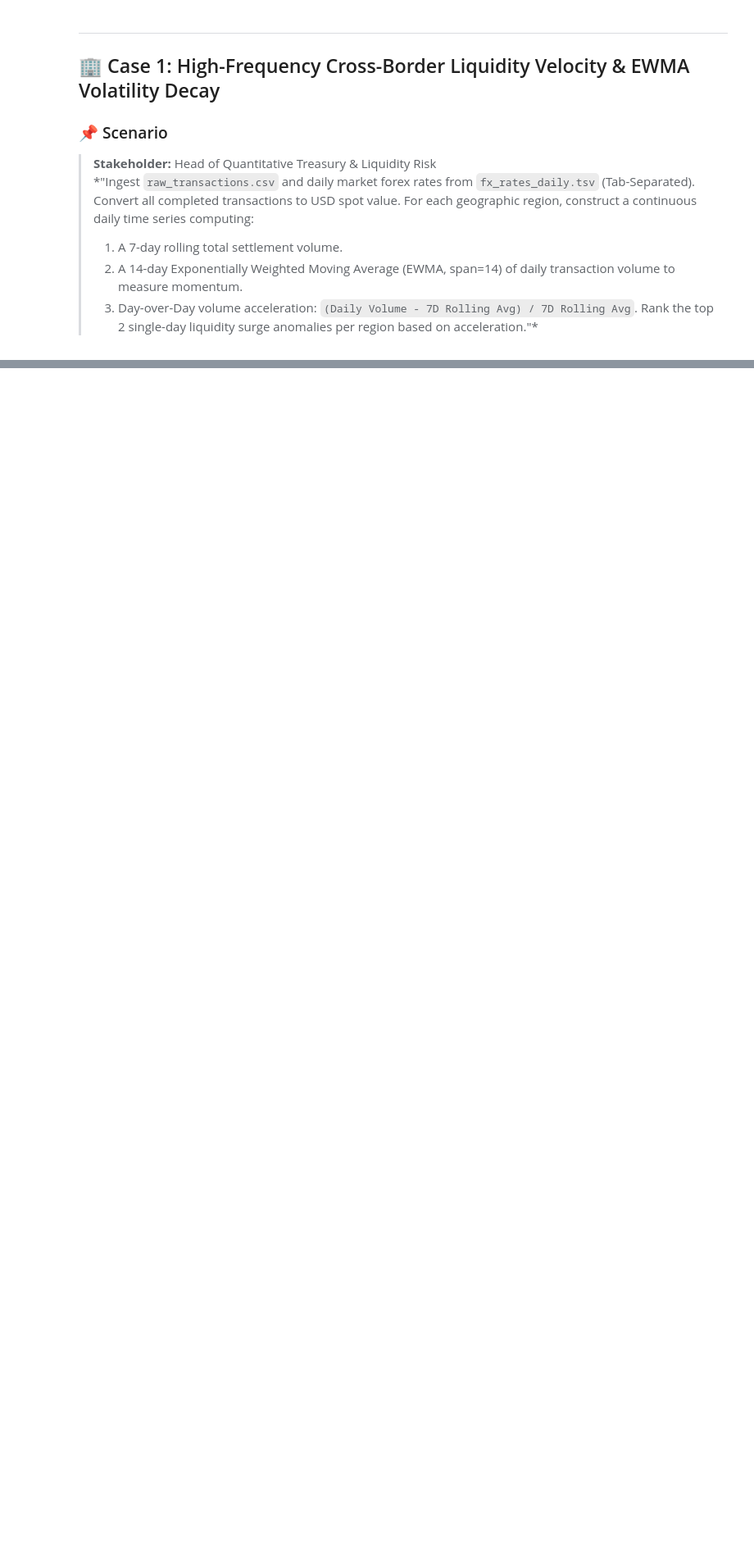
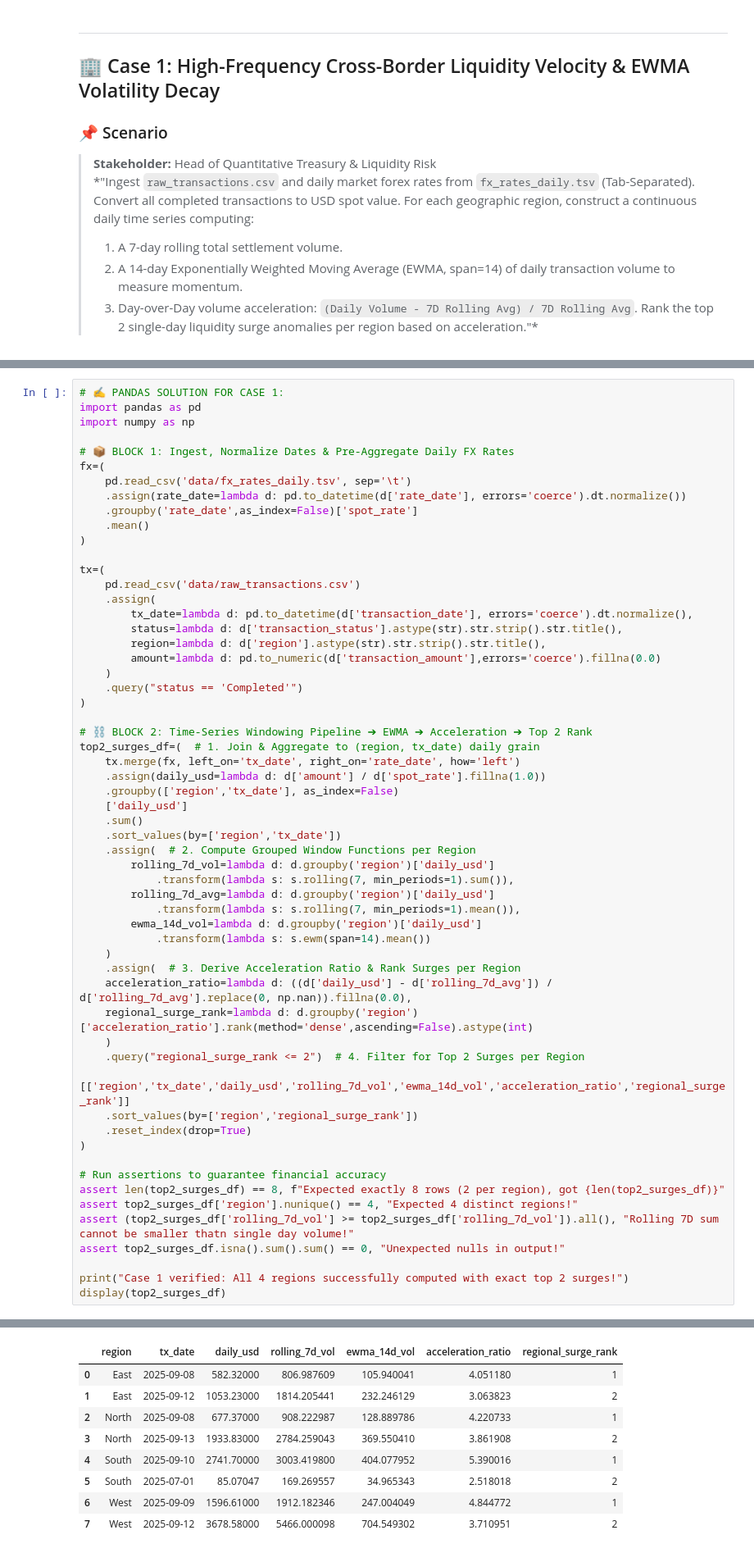
Before and after one commit to iankurbhatt/investigate-datascience, a Jupyter notebook: pandas_tier1_fintech_interview_mastery.ipynb, the cells around one changed output, grey strips where cells are left out. Shown at 82% size. Cells and saved outputs as stored; diff of their text form; blank space fills up the shorter version.

Commit message:
feat(numpy): overhaul all 16 notebooks with atomic cells, self-documenting names, and add universal 5-step problem solving framework

```diff
--- a/pandas_tier1_fintech_interview_mastery.ipynb
+++ b/pandas_tier1_fintech_interview_mastery.ipynb
@@ -98,0 +106,59 @@ print("📁 Available Enterprise Files:", sorted(os.listdir(base_dir)))
+# %%
+# ✍️ PANDAS SOLUTION FOR CASE 1:
+import pandas as pd
+import numpy as np
+
+# 📦 BLOCK 1: Ingest, Normalize Dates & Pre-Aggregate Daily FX Rates
+fx=(
+    pd.read_csv('data/fx_rates_daily.tsv', sep='\t')
+    .assign(rate_date=lambda d: pd.to_datetime(d['rate_date'], errors='coerce').dt.normalize())
+    .groupby('rate_date',as_index=False)['spot_rate']
+    .mean()
+)
+
+tx=(
+    pd.read_csv('data/raw_transactions.csv')
+    .assign(
+        tx_date=lambda d: pd.to_datetime(d['transaction_date'], errors='coerce').dt.normalize(),
+        status=lambda d: d['transaction_status'].astype(str).str.strip().str.title(),
+        region=lambda d: d['region'].astype(str).str.strip().str.title(),
+        amount=lambda d: pd.to_numeric(d['transaction_amount'],errors='coerce').fillna(0.0)
+    )
+    .query("status == 'Completed'")
+)
+
+# ⛓️ BLOCK 2: Time-Series Windowing Pipeline ➔ EWMA ➔ Acceleration ➔ Top 2 Rank
+top2_surges_df=(  # 1. Join & Aggregate to (region, tx_date) daily grain
+    tx.merge(fx, left_on='tx_date', right_on='rate_date', how='left')
+    .assign(daily_usd=lambda d: d['amount'] / d['spot_rate'].fillna(1.0))
+    .groupby(['region','tx_date'], as_index=False)
+    ['daily_usd']
+    .sum()
+    .sort_values(by=['region','tx_date'])
+    .assign(  # 2. Compute Grouped Window Functions per Region
+        rolling_7d_vol=lambda d: d.groupby('region')['daily_usd']
+            .transform(lambda s: s.rolling(7, min_periods=1).sum()),
+        rolling_7d_avg=lambda d: d.groupby('region')['daily_usd']
+            .transform(lambda s: s.rolling(7, min_periods=1).mean()),
+        ewma_14d_vol=lambda d: d.groupby('region')['daily_usd']
+            .transform(lambda s: s.ewm(span=14).mean())
+    )
+    .assign(  # 3. Derive Acceleration Ratio & Rank Surges per Region
+    acceleration_ratio=lambda d: ((d['daily_usd'] - d['rolling_7d_avg']) / d['rolling_7d_avg'].replace(0, np.nan)).fillna(0.0),
+    regional_surge_rank=lambda d: d.groupby('region')['acceleration_ratio'].rank(method='dense',ascending=False).astype(int)
+    )
+    .query("regional_surge_rank <= 2")  # 4. Filter for Top 2 Surges per Region
+    [['region','tx_date','daily_usd','rolling_7d_vol','ewma_14d_vol','acceleration_ratio','regional_surge_rank']]
+    .sort_values(by=['region','regional_surge_rank'])
+    .reset_index(drop=True)
+)
+
+# Run assertions to guarantee financial accuracy
+assert len(top2_surges_df) == 8, f"Expected exactly 8 rows (2 per region), got {len(top2_surges_df)}"
+assert top2_surges_df['region'].nunique() == 4, "Expected 4 distinct regions!"
+assert (top2_surges_df['rolling_7d_vol'] >= top2_surges_df['rolling_7d_vol']).all(), "Rolling 7D sum cannot be smaller thatn single day volume!"
+assert top2_surges_df.isna().sum().sum() == 0, "Unexpected nulls in output!"
+
+print("Case 1 verified: All 4 regions successfully computed with exact top 2 surges!")
+display(top2_surges_df)
+# %% [output]
@@ -98,0 +166,9 @@ print("📁 Available Enterprise Files:", sorted(os.listdir(base_dir)))
+|  | region | tx_date | daily_usd | rolling_7d_vol | ewma_14d_vol | acceleration_ratio | regional_surge_rank |
+| 0 | East | 2025-09-08 | 582.32000 | 806.987609 | 105.940041 | 4.051180 | 1 |
+| 1 | East | 2025-09-12 | 1053.23000 | 1814.205441 | 232.246129 | 3.063823 | 2 |
+| 2 | North | 2025-09-08 | 677.37000 | 908.222987 | 128.889786 | 4.220733 | 1 |
+| 3 | North | 2025-09-13 | 1933.83000 | 2784.259043 | 369.550410 | 3.861908 | 2 |
+| 4 | South | 2025-09-10 | 2741.70000 | 3003.419800 | 404.077952 | 5.390016 | 1 |
+| 5 | South | 2025-07-01 | 85.07047 | 169.269557 | 34.965343 | 2.518018 | 2 |
+| 6 | West | 2025-09-09 | 1596.61000 | 1912.182346 | 247.004049 | 4.844772 | 1 |
+| 7 | West | 2025-09-12 | 3678.58000 | 5466.000098 | 704.549302 | 3.710951 | 2 |
```
Also changed, not shown: parts of 14 cells of this notebook, 19 other files.
